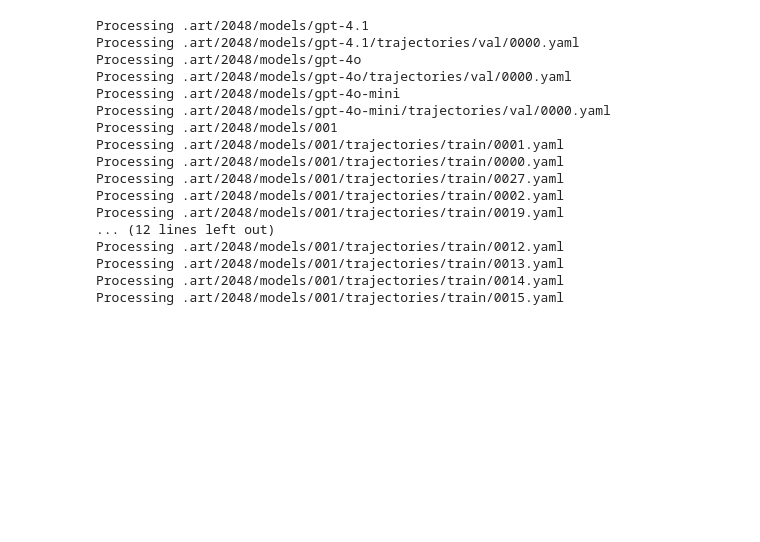
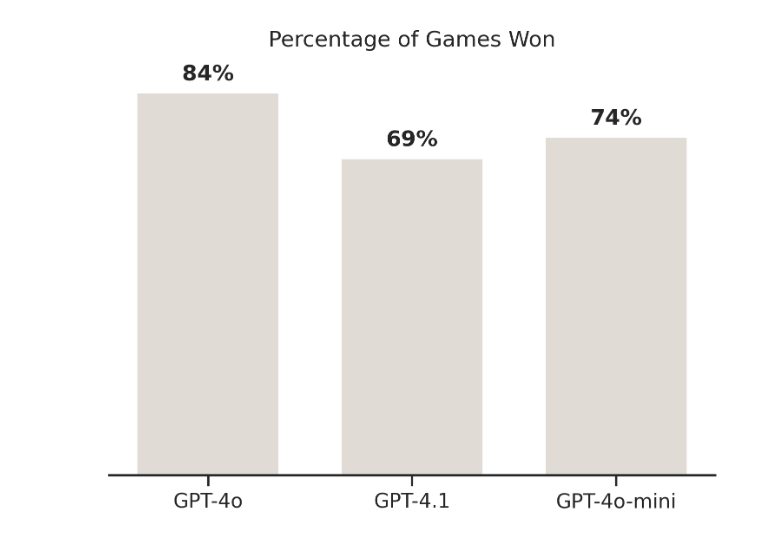
Before and after one commit to xde-mcp/ART, a Jupyter notebook: examples/2048/benchmark_2048.ipynb, the cells around one changed output. Saved outputs shown, nothing was run; the diff lists cells and outputs as text; code cells hidden in the pictures; blank space fills up the shorter version.

```diff
--- a/examples/2048/benchmark_2048.ipynb
+++ b/examples/2048/benchmark_2048.ipynb
@@ -7,59 +7,47 @@ from art.utils.benchmarking.charts import percentage_comparison_bar_chart, train
 import art.utils.benchmarking.charts
 from art.utils.benchmarking.types import BenchmarkModelKey
 from art.utils.output_dirs import get_benchmarks_dir
+from art.utils.get_repo_root_path import get_repo_root_path
 
 importlib.reload(art.utils.benchmarking.charts)
 
 project_name = "2048"
 
 # await load_trajectories.bust_cache()
 
 df = await load_trajectories(
     api_path="./.art",
     project_name=project_name,
     models=["001", "gpt-4o", "gpt-4.1", "gpt-4o-mini"],
     debug=True,
 )
 
 
 # Create the first chart (bar chart)
 fig1 = percentage_comparison_bar_chart(
     df,
     metric_name="reward",
     models=[
-        BenchmarkModelKey("001", "001", "train"),
+        # BenchmarkModelKey("001", "001", "train"),
         BenchmarkModelKey("gpt-4o", "GPT-4o"),
         BenchmarkModelKey("gpt-4.1", "GPT-4.1"),
         BenchmarkModelKey("gpt-4o-mini", "GPT-4o-mini"),
     ],
-    title="Percentage of Questions Answered Correctly",
+    title="Percentage of Games Won",
 )
 
-benchmarks_dir = get_benchmarks_dir(project=project_name, path="./.art")
+# benchmarks_root_dir = "./.art"
+benchmarks_root_dir = f"{get_repo_root_path()}/assets/benchmarks"
+
+benchmarks_dir = get_benchmarks_dir(project=project_name, path=benchmarks_root_dir)
 
 os.makedirs(benchmarks_dir, exist_ok=True)
 
 fig1.savefig(
     f"{benchmarks_dir}/accuracy-comparison.svg"
 )
 # %% [output]
-Processing .art/2048/models/gpt-4.1
-Processing .art/2048/models/gpt-4.1/trajectories/val/0000.yaml
-Processing .art/2048/models/gpt-4o
-Processing .art/2048/models/gpt-4o/trajectories/val/0000.yaml
-Processing .art/2048/models/gpt-4o-mini
-Processing .art/2048/models/gpt-4o-mini/trajectories/val/0000.yaml
-Processing .art/2048/models/001
-Processing .art/2048/models/001/trajectories/train/0001.yaml
-Processing .art/2048/models/001/trajectories/train/0000.yaml
-Processing .art/2048/models/001/trajectories/train/0027.yaml
-Processing .art/2048/models/001/trajectories/train/0002.yaml
-Processing .art/2048/models/001/trajectories/train/0019.yaml
-... (12 lines left out)
-Processing .art/2048/models/001/trajectories/train/0012.yaml
-Processing .art/2048/models/001/trajectories/train/0013.yaml
-Processing .art/2048/models/001/trajectories/train/0014.yaml
-Processing .art/2048/models/001/trajectories/train/0015.yaml
+[figure, added]
 # %%
 fig2 = training_progress_chart(
     df,
```
Also changed, not shown: parts of 1 cell of this notebook, 2 other files.
